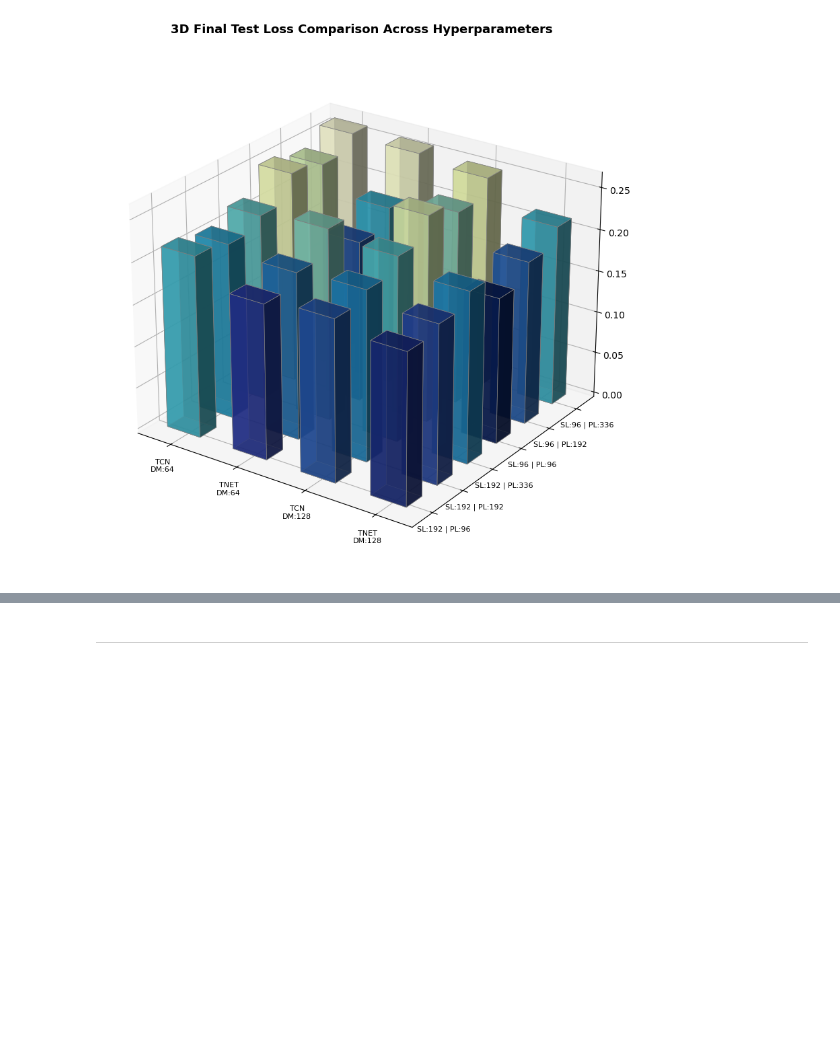
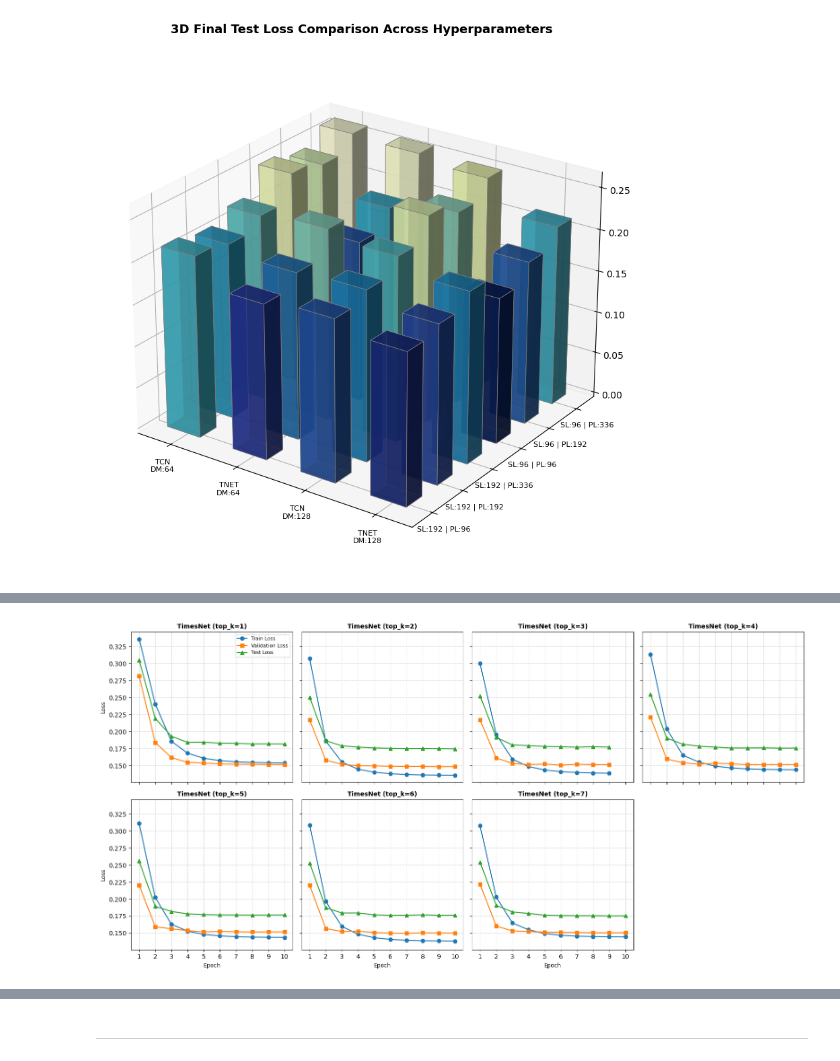
Before and after one commit to seccobenedetto/Electricity_consumption_forecasting_with_TimesNet, a Jupyter notebook: Result_visualization.ipynb, the cells around one changed output, grey strips where cells are left out. Cells and saved outputs as stored; diff of their text form; code cells hidden in the pictures; blank space fills up the shorter version.

Commit message:
done analysis over k values

```diff
--- a/Result_visualization.ipynb
+++ b/Result_visualization.ipynb
@@ -331,0 +336,97 @@ plt.show()
+# %%
+def plot_losses_all(
+    ax,
+    loss_data,
+    title="",
+    show_legend=False,
+    show_ylabel=False,
+    show_xlabel=False,
+):
+    if isinstance(loss_data, np.ndarray):
+        loss_data = loss_data.item()
+
+    num_epochs = len(loss_data["train_loss"])
+    epochs = np.arange(1, num_epochs + 1)
+
+    # Standardized color and marker scheme matching earlier loss plots
+    ax.plot(epochs, loss_data["train_loss"], label="Train Loss", marker="o")
+    ax.plot(epochs, loss_data["val_loss"], label="Validation Loss", marker="s")
+    ax.plot(epochs, loss_data["test_loss"], label="Test Loss", marker="^")
+
+    ax.set_title(title, fontsize=10, fontweight="bold")
+
+    if show_xlabel:
+        ax.set_xlabel("Epoch", fontsize=9)
+    if show_ylabel:
+        ax.set_ylabel("Loss", fontsize=9)
+
+    # Fixed 1-10 vector x-axis limits
+    ax.set_xticks(np.arange(1, 11))
+    ax.set_xlim(0.5, 10.5)
+
+    ax.grid(True, linestyle="--", alpha=0.6)
+
+    if show_legend:
+        ax.legend(frameon=True, fontsize=8)
+
+
+# --- Setup Parameters ---
+k_values = list(range(1, 8))  # k from 1 to 7
+num_plots = len(k_values)
+
+# Arrange into a 2-row grid (4 columns top row, 3 columns bottom row)
+num_cols = 4
+num_rows = 2
+
+fig, axs = plt.subplots(
+    num_rows, num_cols, figsize=(16, 8), sharey=True, sharex=True
+)
+axs_flat = axs.flatten()
+
+for idx, k in enumerate(k_values):
+    ax = axs_flat[idx]
+
+    # Calculate row and column indices for conditional labels
+    r = idx // num_cols
+    c = idx % num_cols
+
+    is_leftmost = c == 0
+    is_bottom = (r == num_rows - 1) or (idx == num_plots - 1)
+    is_first_plot = idx == 0
+
+    path = f"./checkpoints/TimesNet_sl96_pl96_dm128_el2_tk{k}/loss_history.npy"
+
+    try:
+        losses = np.load(path, allow_pickle=True)
+        plot_losses_all(
+            ax,
+            losses,
+            title=f"TimesNet (top_k={k})",
+            show_legend=is_first_plot,
+            show_ylabel=is_leftmost,
+            show_xlabel=is_bottom,
+        )
+    except FileNotFoundError:
+        ax.set_title(
+            f"Missing Data (top_k={k})", fontsize=10, color="red"
+        )
+        ax.set_xticks(np.arange(1, 11))
+        ax.set_xlim(0.5, 10.5)
+        ax.grid(True, linestyle="--", alpha=0.6)
+
+        if is_leftmost:
+            ax.set_ylabel("Loss", fontsize=9)
+        if is_bottom:
+            ax.set_xlabel("Epoch", fontsize=9)
+
+# Hide the empty 8th subplot in the 2x4 grid
+if num_plots < len(axs_flat):
+    fig.delaxes(axs_flat[-1])
+
+plt.tight_layout()
+plt.savefig(
+    "timesnet_topk_loss_comparison.png", bbox_inches="tight", dpi=300
+)
+plt.show()
+# %% [output]
+[figure, added]
```
Also changed, not shown: parts of 3 cells of this notebook, 2 other files.
